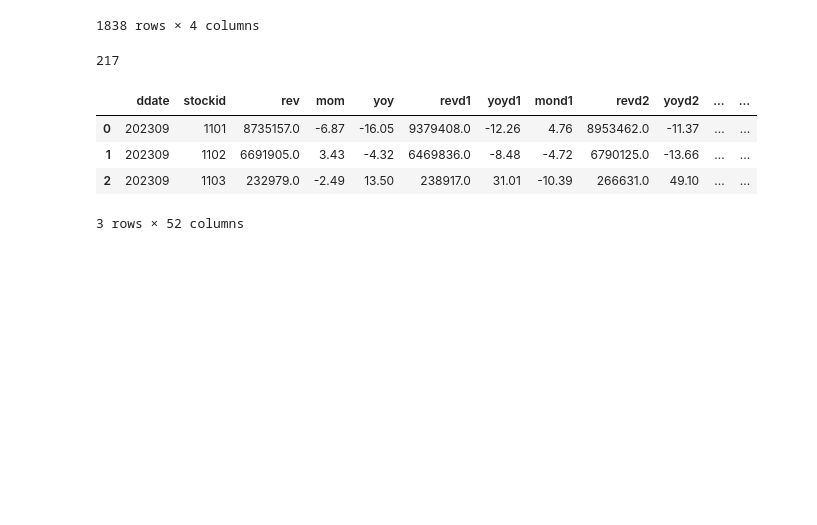
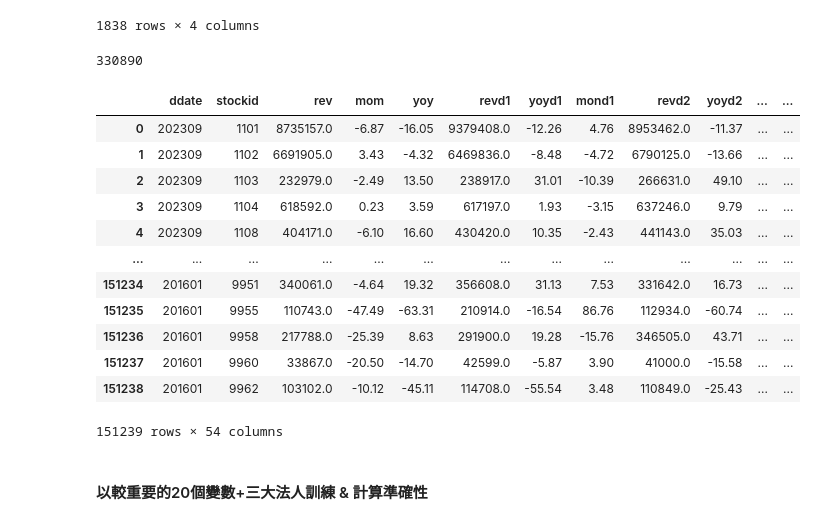
Before and after one commit to Carolyehhh/revenue-prediction, a Jupyter notebook: GDP_train.ipynb, the cells around one changed output. Cells and saved outputs as stored; diff of their text form; code cells hidden in the pictures; blank space fills up the shorter version.

```diff
--- a/GDP_train.ipynb
+++ b/GDP_train.ipynb
@@ -595,17 +584,33 @@ JuridicalInfo_last_day[JuridicalInfo_last_day['ddate'] == '202311']
 | 71945 | 202311 | 9960 | 2.0 | 0.00 |
 | 71946 | 202311 | 9962 | 439.0 | -0.04 |
 1838 rows × 4 columns
-# %%
-len(JuridicalInfo_last_day['stockid'].unique())
-len(JuridicalInfo_last_day['ddate'].unique())
-# %% [output]
-217
-# %%
-# 155172
-TheWhole_rev.head(3)
-# %% [output]
-|  | ddate | stockid | rev | mom | yoy | revd1 | yoyd1 | mond1 | revd2 | yoyd2 | ... | ... |
-| 0 | 202309 | 1101 | 8735157.0 | -6.87 | -16.05 | 9379408.0 | -12.26 | 4.76 | 8953462.0 | -11.37 | ... | ... |
-| 1 | 202309 | 1102 | 6691905.0 | 3.43 | -4.32 | 6469836.0 | -8.48 | -4.72 | 6790125.0 | -13.66 | ... | ... |
-| 2 | 202309 | 1103 | 232979.0 | -2.49 | 13.50 | 238917.0 | 31.01 | -10.39 | 266631.0 | 49.10 | ... | ... |
-3 rows × 52 columns
+# %%
+type(JuridicalInfo_last_day['stockid'][0]) #str
+type(TheWhole_rev['stockid'][0]) # int
+
+JuridicalInfo_last_day['stockid'] = pd.to_numeric(JuridicalInfo_last_day['stockid'], errors='coerce')
+JuridicalInfo_last_day = JuridicalInfo_last_day.dropna(subset=['stockid'])
+JuridicalInfo_last_day['stockid'] = JuridicalInfo_last_day['stockid'].astype(int)
+#JuridicalInfo_last_day.head()
+#len(JuridicalInfo_last_day)
+# %% [output]
+330890
+# %%
+TheWhole_rev_jur = pd.merge(TheWhole_rev, JuridicalInfo_last_day, how='inner', on=('ddate', 'stockid'))
+TheWhole_rev_jur
+# %% [output]
+|  | ddate | stockid | rev | mom | yoy | revd1 | yoyd1 | mond1 | revd2 | yoyd2 | ... | ... |
+| 0 | 202309 | 1101 | 8735157.0 | -6.87 | -16.05 | 9379408.0 | -12.26 | 4.76 | 8953462.0 | -11.37 | ... | ... |
+| 1 | 202309 | 1102 | 6691905.0 | 3.43 | -4.32 | 6469836.0 | -8.48 | -4.72 | 6790125.0 | -13.66 | ... | ... |
+| 2 | 202309 | 1103 | 232979.0 | -2.49 | 13.50 | 238917.0 | 31.01 | -10.39 | 266631.0 | 49.10 | ... | ... |
+| 3 | 202309 | 1104 | 618592.0 | 0.23 | 3.59 | 617197.0 | 1.93 | -3.15 | 637246.0 | 9.79 | ... | ... |
+| 4 | 202309 | 1108 | 404171.0 | -6.10 | 16.60 | 430420.0 | 10.35 | -2.43 | 441143.0 | 35.03 | ... | ... |
+| ... | ... | ... | ... | ... | ... | ... | ... | ... | ... | ... | ... | ... |
+| 151234 | 201601 | 9951 | 340061.0 | -4.64 | 19.32 | 356608.0 | 31.13 | 7.53 | 331642.0 | 16.73 | ... | ... |
+| 151235 | 201601 | 9955 | 110743.0 | -47.49 | -63.31 | 210914.0 | -16.54 | 86.76 | 112934.0 | -60.74 | ... | ... |
+| 151236 | 201601 | 9958 | 217788.0 | -25.39 | 8.63 | 291900.0 | 19.28 | -15.76 | 346505.0 | 43.71 | ... | ... |
+| 151237 | 201601 | 9960 | 33867.0 | -20.50 | -14.70 | 42599.0 | -5.87 | 3.90 | 41000.0 | -15.58 | ... | ... |
+| 151238 | 201601 | 9962 | 103102.0 | -10.12 | -45.11 | 114708.0 | -55.54 | 3.48 | 110849.0 | -25.43 | ... | ... |
+151239 rows × 54 columns
+# %% [markdown]
+#### 以較重要的20個變數+三大法人訓練 & 計算準確性
```
Also changed, not shown: parts of 3 cells of this notebook.
